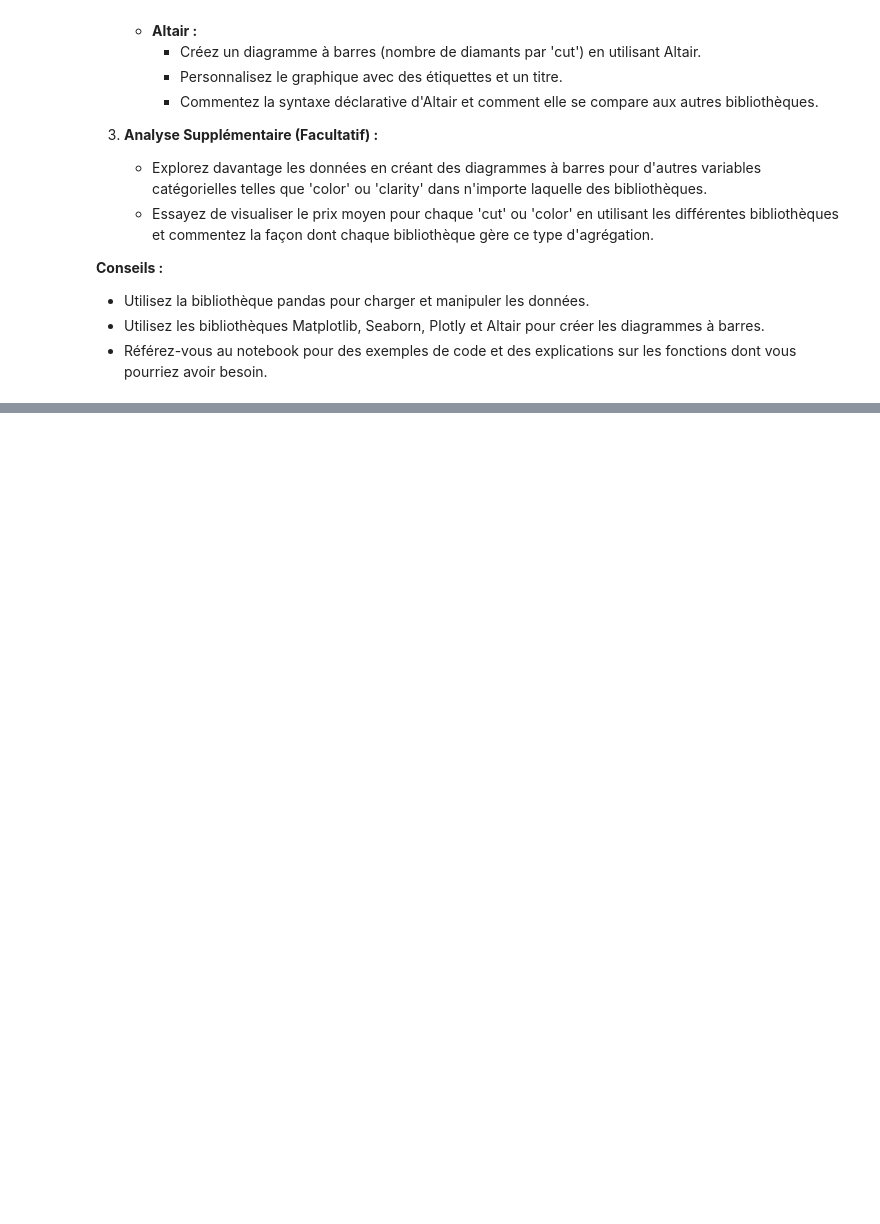
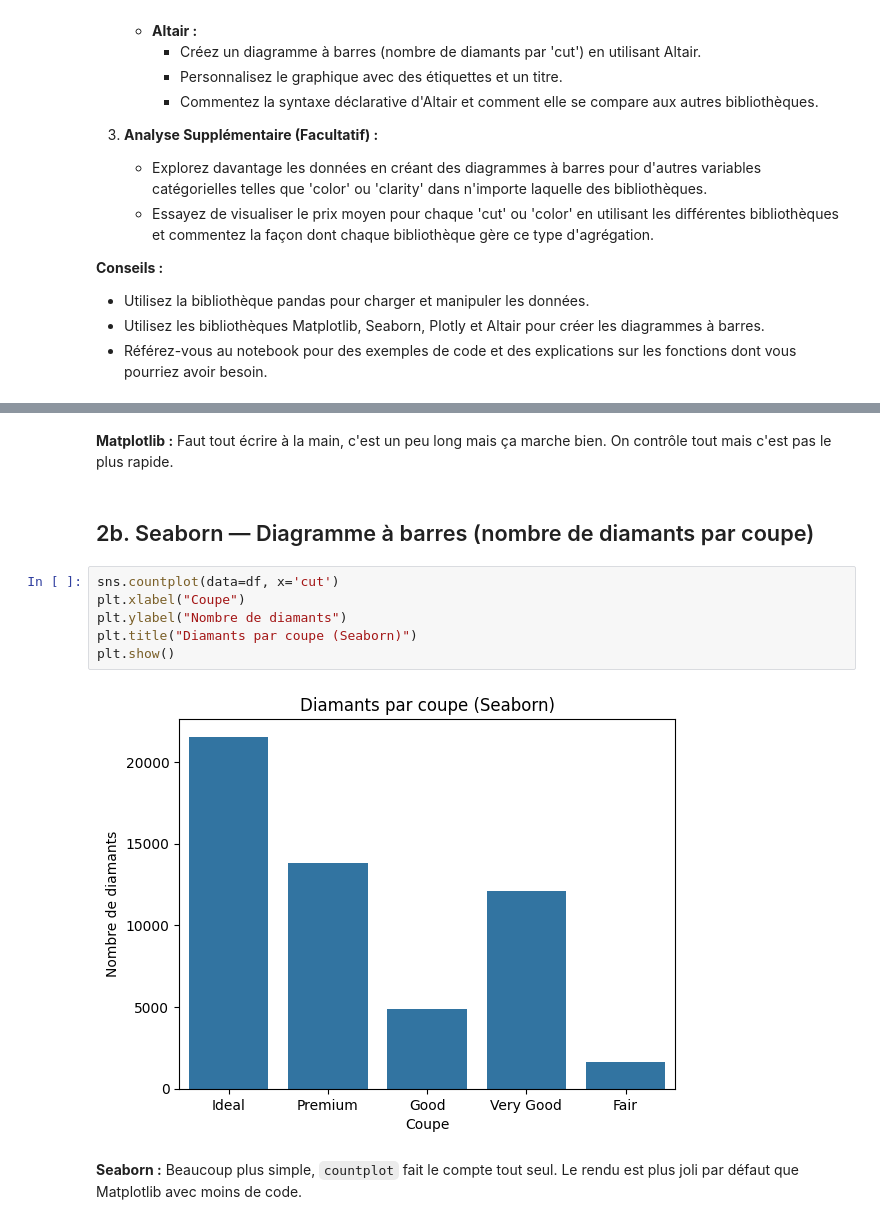
Before and after one commit to rosanajurdi/Data_Visualization_Course_2026, a Jupyter notebook: lab-sessions/lab2-barplots.ipynb, the cells around one changed output, grey strips where cells are left out. Saved outputs shown, nothing was run; the diff lists cells and outputs as text; blank space fills up the shorter version.

```diff
--- a/lab-sessions/lab2-barplots.ipynb
+++ b/lab-sessions/lab2-barplots.ipynb
@@ -88,0 +131,14 @@ Vous disposez d'un ensemble de données contenant des informations sur divers di
+# %% [markdown]
+**Matplotlib :** Faut tout écrire à la main, c'est un peu long mais ça marche bien. On contrôle tout mais c'est pas le plus rapide.
+# %% [markdown]
+## 2b. Seaborn — Diagramme à barres (nombre de diamants par coupe)
+# %%
+sns.countplot(data=df, x='cut')
+plt.xlabel("Coupe")
+plt.ylabel("Nombre de diamants")
+plt.title("Diamants par coupe (Seaborn)")
+plt.show()
+# %% [output]
+[figure, added]
+# %% [markdown]
+**Seaborn :** Beaucoup plus simple, `countplot` fait le compte tout seul. Le rendu est plus joli par défaut que Matplotlib avec moins de code.
```
Also changed, not shown: parts of 13 cells of this notebook.
